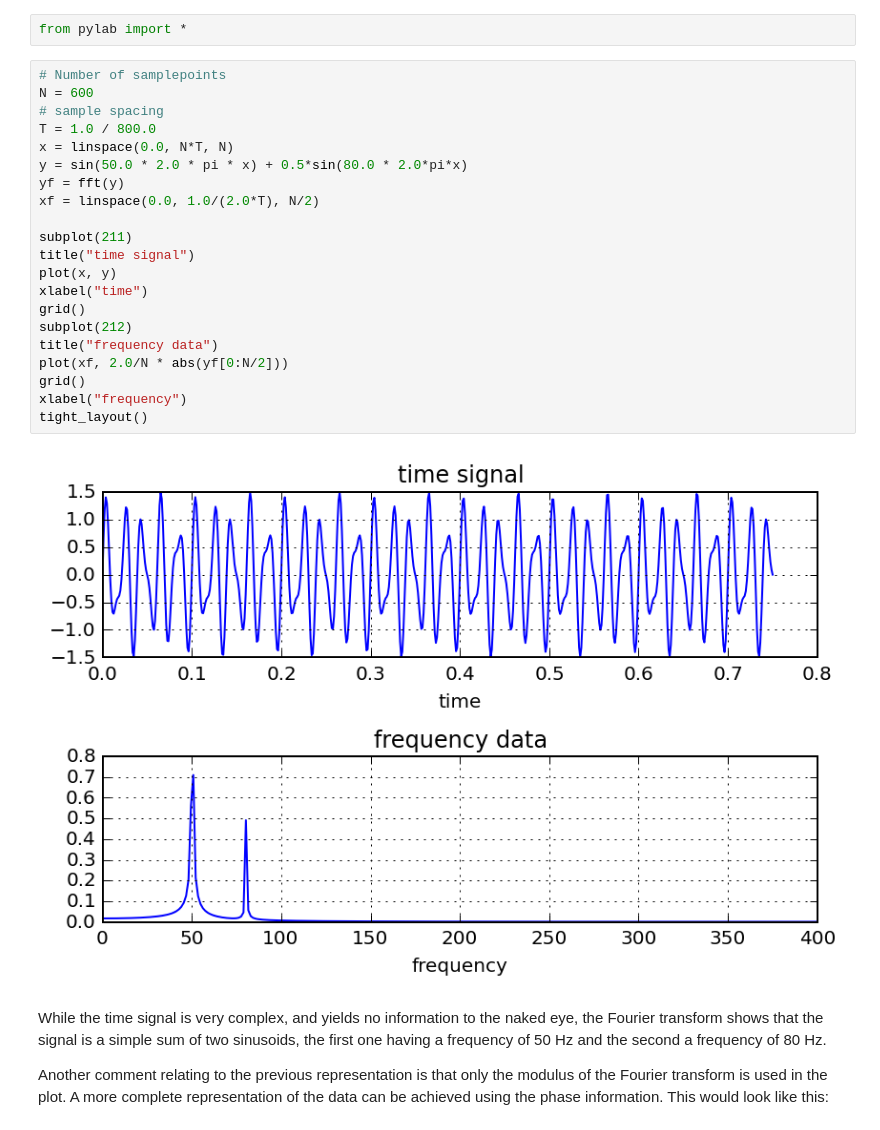
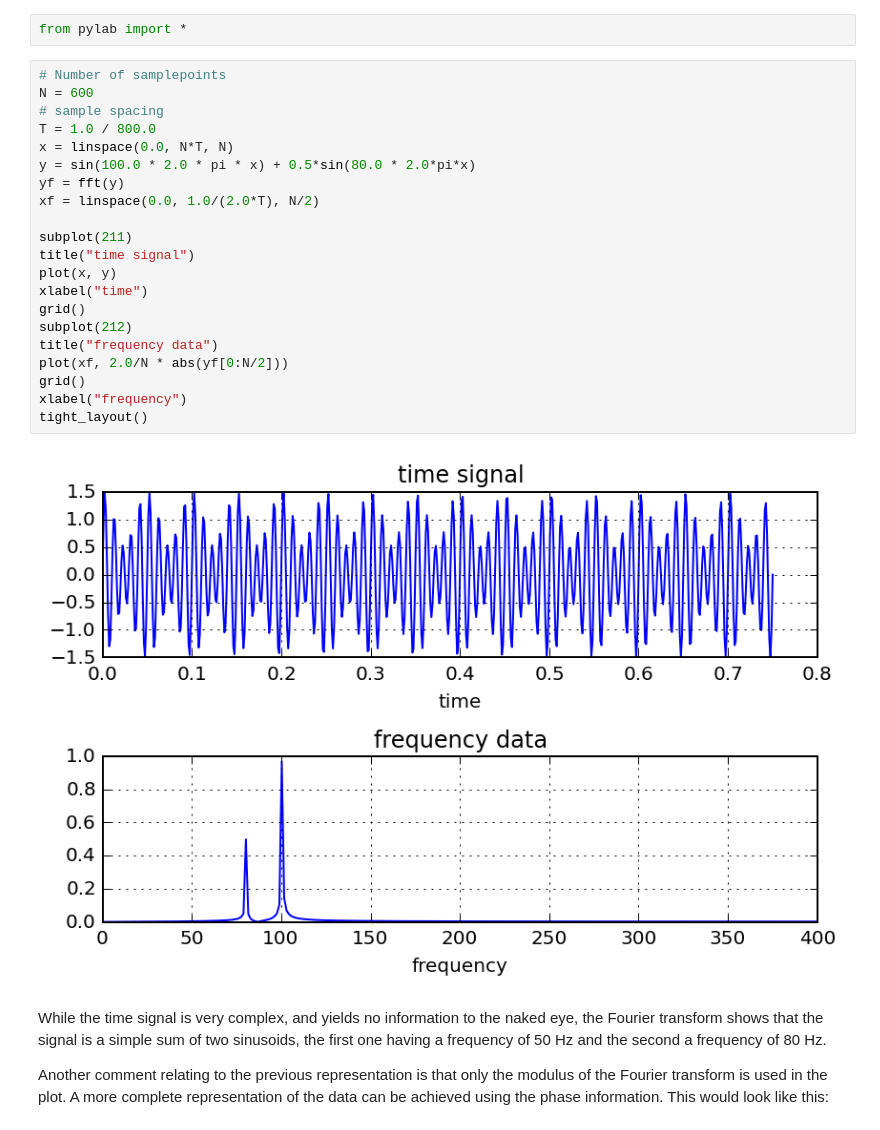
Before and after one commit to flothesof/posts, a Jupyter notebook: 20141217_PhaseColoredFFT.ipynb, the cells around one changed output. Drawn from its saved outputs; the diff is of its cells as text.

```diff
--- a/20141217_PhaseColoredFFT.ipynb
+++ b/20141217_PhaseColoredFFT.ipynb
@@ -17,26 +17,26 @@ from pylab import *
 # %%
 # Number of samplepoints
 N = 600
 # sample spacing
 T = 1.0 / 800.0
 x = linspace(0.0, N*T, N)
-y = sin(50.0 * 2.0 * pi * x) + 0.5*sin(80.0 * 2.0*pi*x)
+y = sin(100.0 * 2.0 * pi * x) + 0.5*sin(80.0 * 2.0*pi*x)
 yf = fft(y)
 xf = linspace(0.0, 1.0/(2.0*T), N/2)
 
 subplot(211)
 title("time signal")
 plot(x, y)
 xlabel("time")
 grid()
 subplot(212)
 title("frequency data")
 plot(xf, 2.0/N * abs(yf[0:N/2]))
 grid()
 xlabel("frequency")
 tight_layout()
 # %% [output]
-[figure, old version]
+[figure, new version]
 # %% [markdown]
 While the time signal is very complex, and yields no information to the naked eye, the Fourier transform shows that the signal is a simple sum of two sinusoids, the first one having a frequency of 50 Hz and the second a frequency of 80 Hz.
 
```
Also changed, not shown: parts of 4 cells of this notebook, 5 other files.
